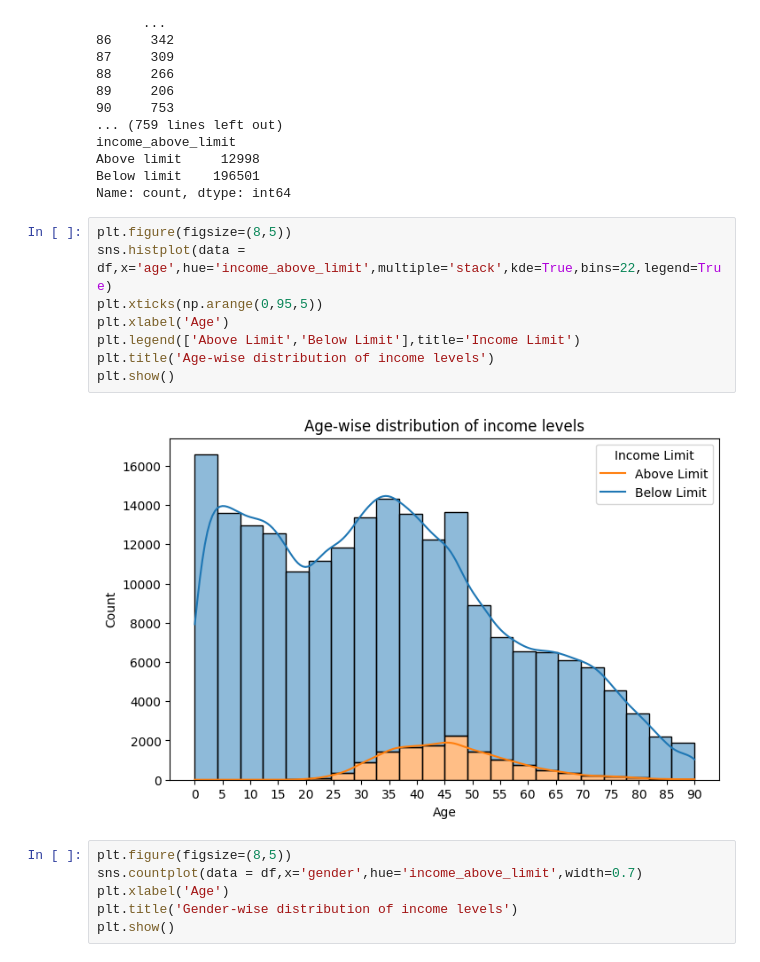
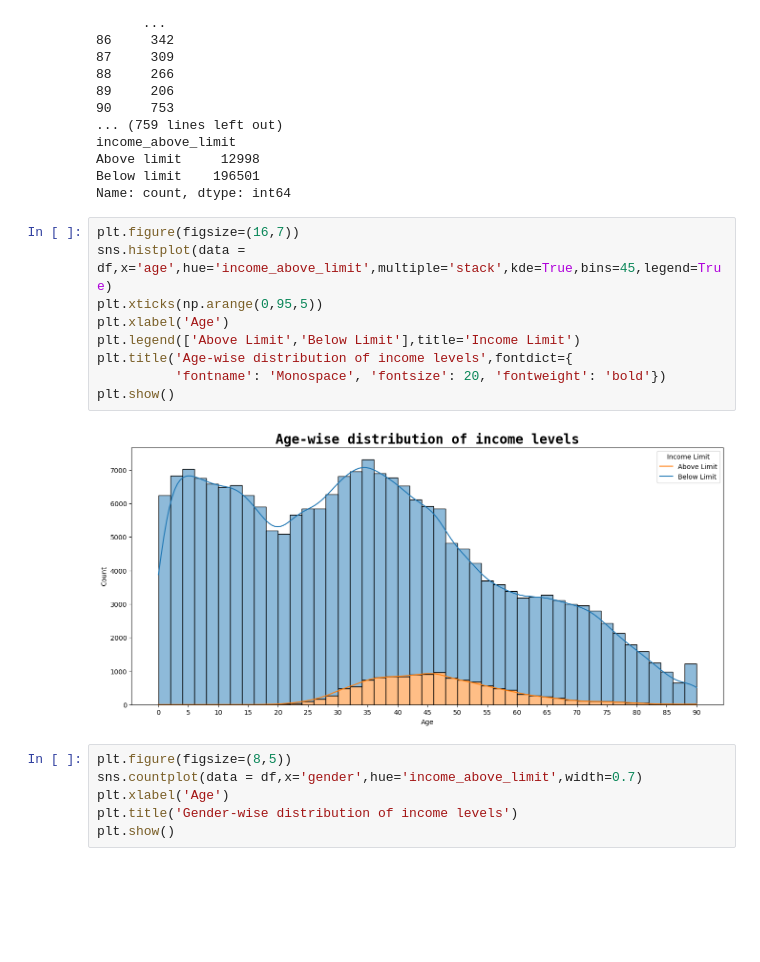
Before and after one commit to jatin-thakur-20/IIP-Project_2, a Jupyter notebook: iip_project_start.ipynb, the cells around one changed output. Saved outputs shown, nothing was run; the diff lists cells and outputs as text; blank space fills up the shorter version.

```diff
--- a/iip_project_start.ipynb
+++ b/iip_project_start.ipynb
@@ -155,15 +171,16 @@ Above limit     12998
 Below limit    196501
 Name: count, dtype: int64
 # %%
-plt.figure(figsize=(8,5))
-sns.histplot(data = df,x='age',hue='income_above_limit',multiple='stack',kde=True,bins=22,legend=True)
+plt.figure(figsize=(16,7))
+sns.histplot(data = df,x='age',hue='income_above_limit',multiple='stack',kde=True,bins=45,legend=True)
 plt.xticks(np.arange(0,95,5))
 plt.xlabel('Age')
 plt.legend(['Above Limit','Below Limit'],title='Income Limit')
-plt.title('Age-wise distribution of income levels')
+plt.title('Age-wise distribution of income levels',fontdict={
+          'fontname': 'Monospace', 'fontsize': 20, 'fontweight': 'bold'})
 plt.show()
 # %% [output]
-[figure, old version]
+[figure, new version]
 # %%
 plt.figure(figsize=(8,5))
 sns.countplot(data = df,x='gender',hue='income_above_limit',width=0.7)
```
Also changed, not shown: parts of 97 cells of this notebook, 2 other files.
